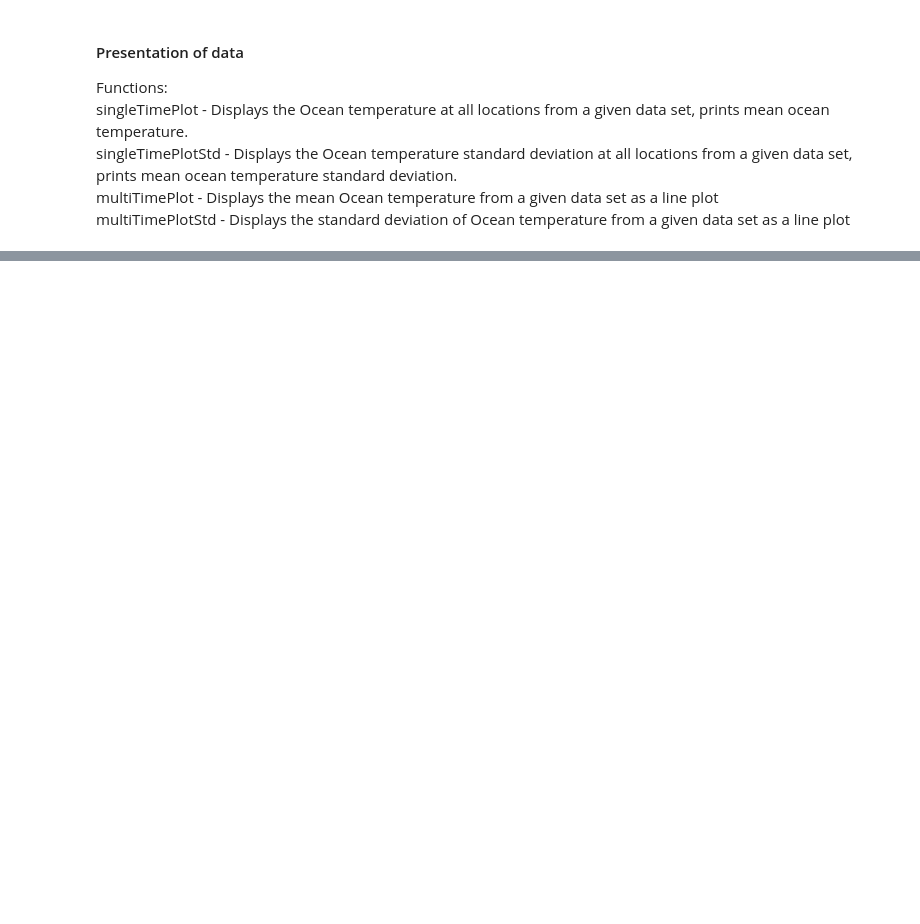
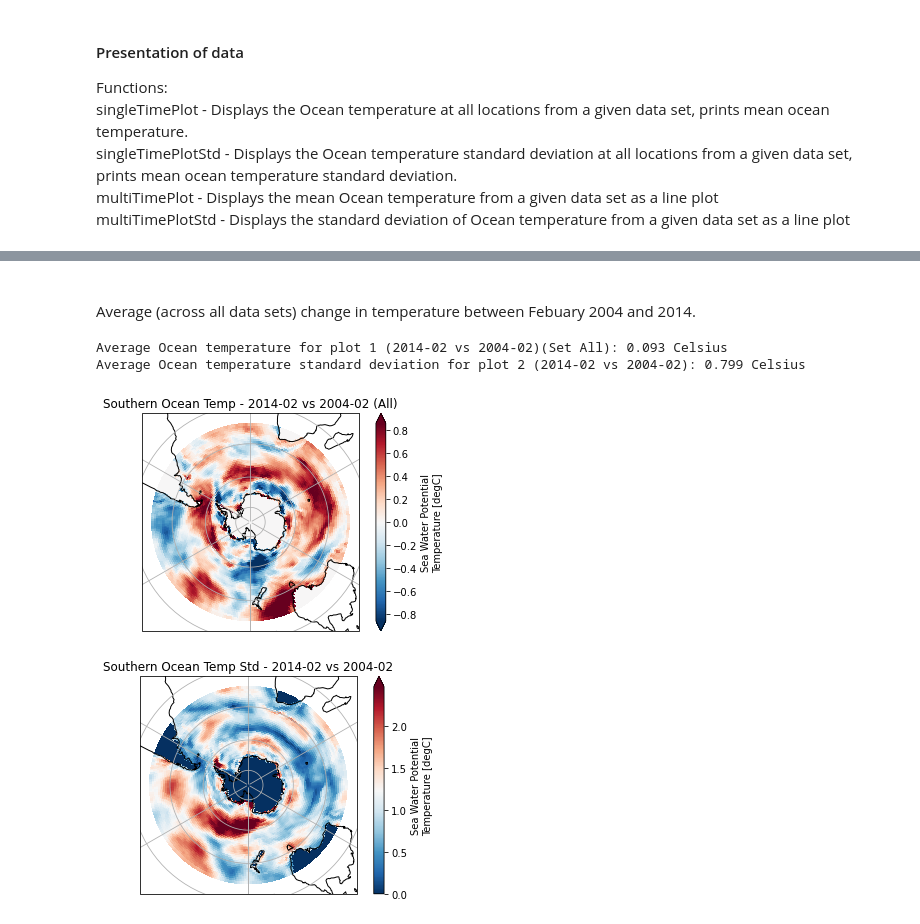
Before and after one commit to el1247/BAS_AI4ER_SAM, a Jupyter notebook: notebooks/exploratory/1.4_el_ESM3Analysis.ipynb, the cells around one changed output, grey strips where cells are left out. Drawn from its saved outputs; the diff is of its cells as text; code cells hidden in the pictures; blank space fills up the shorter version.

```diff
--- a/notebooks/exploratory/1.4_el_ESM3Analysis.ipynb
+++ b/notebooks/exploratory/1.4_el_ESM3Analysis.ipynb
@@ -326,0 +476,10 @@ def multiTimePlotStd(dataSet, startDate, endDate, plotNo):
+# %% [markdown]
+<br>
+Average (across all data sets) change in temperature between Febuary 2004 and 2014.
+# %%
+rangeAllCompareCalc('2004-02', '2014-02', True, 1)
+# %% [output]
+Average Ocean temperature for plot 1 (2014-02 vs 2004-02)(Set All): 0.093 Celsius
+Average Ocean temperature standard deviation for plot 2 (2014-02 vs 2004-02): 0.799 Celsius
+[figure, added]
+[figure, added]
```
Also changed, not shown: parts of 47 cells of this notebook.
